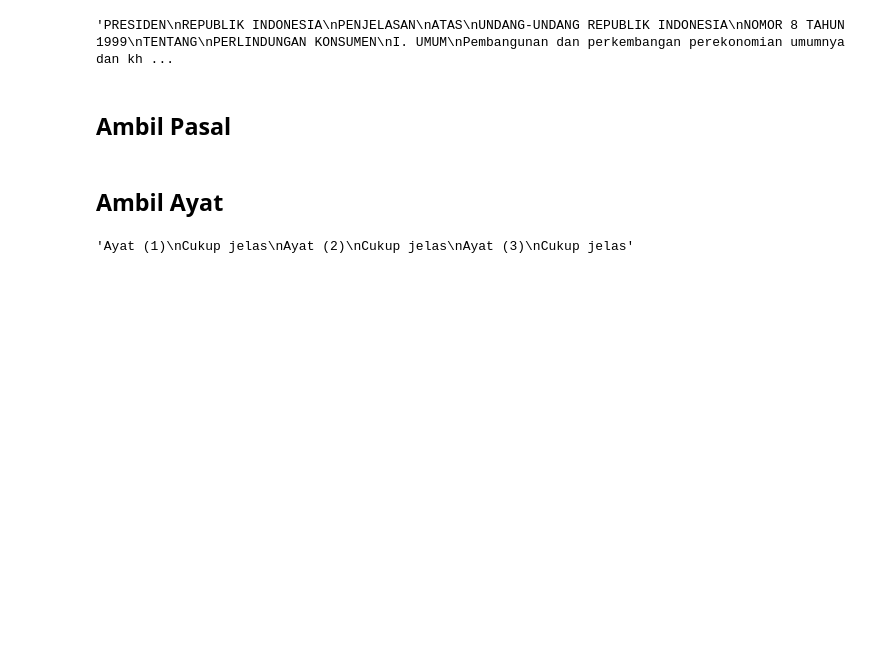
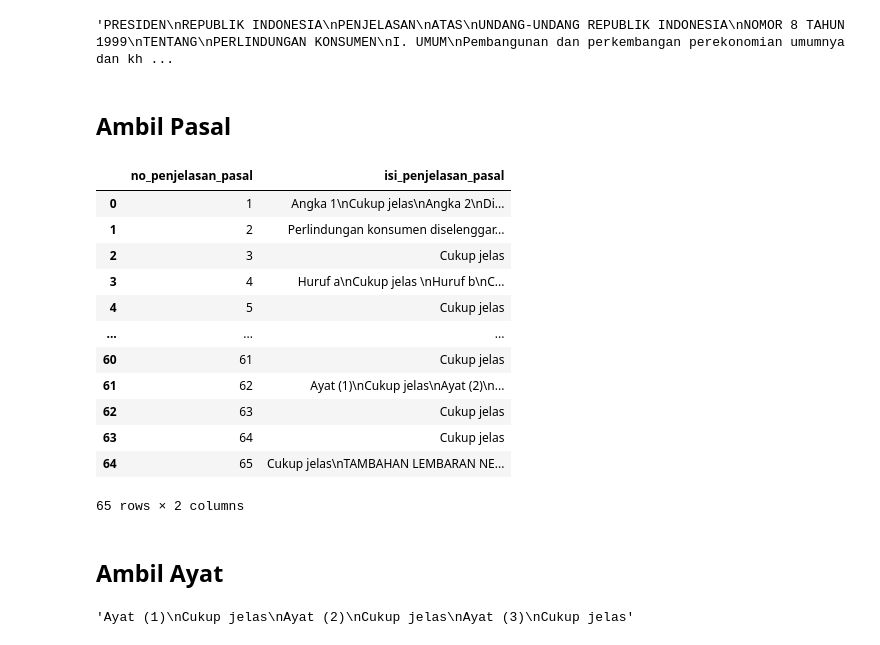
Before and after one commit to LemHS/TransformasiDataTextUU, a Jupyter notebook: uu8-1999.ipynb, the cells around one changed output. Drawn from its saved outputs; the diff is of its cells as text; code cells hidden in the pictures; blank space fills up the shorter version.

```diff
--- a/uu8-1999.ipynb
+++ b/uu8-1999.ipynb
@@ -20,7 +20,7 @@ badan = file_no_header.replace(penjelasan, "")
 ## Ambil BAB
 # %%
 def ambil_bab(text):
-    pattern = "(?<=\\n)(BAB [IVXLCDM]+.*?)(?=\\nBAB|$)"
+    pattern = "(?<=\\n)(BAB\s*[IVXLCDM]+.*?)(?=\\nBAB|$)"
     bab = re.findall(pattern, text, re.DOTALL)
     if bab:
         ## ambil nomor dan nama bab
@@ -94,10 +94,10 @@ df_bab
 ## Ambil Bagian
 # %%
 def ambil_bagian(text):
-    pattern = "(?<=\\n|^)(Bagian \p{Lu}.*?)(?=\\nBagian \p{Lu}|$)"
+    pattern = "(?<=\\n|^)(Bagian\s*\p{Lu}.*?)(?=\\nBagian\s*\p{Lu}|$)"
     bagian = re.findall(pattern, text, re.DOTALL)
     if bagian:
-        pattern_nama = "(?<=Bagian \p{Lu})(?:\p{L}*\s*\\n)(.*?)(?=\\nPasal)"
+        pattern_nama = "(?<=Bagian)(?:\s*\p{Lu}\p{L}*\s*\\n)(.*?)(?=\\n(Pasal|Paragraf))"
         pattern_isi = "Pasal.*"
         nama = [re.search(pattern_nama, i, re.DOTALL).group(1) for i in bagian]
         isi = [re.search(pattern_isi, i, re.DOTALL).group(0) for i in bagian]
@@ -176,7 +176,7 @@ pd.DataFrame(df_bagian)
 ## Ambil Pasal
 # %%
 def ambil_pasal(text):
-    pattern = "(?<=\\n|^)(Pasal \p{N}+\s*\\n.*?)(?=\\nPasal|$)"
+    pattern = "(?<=\\n|^)(Pasal\s*\p{N}+\s*\\n.*?)(?=\\nPasal|$)"
     pasal = re.findall(pattern, text, re.DOTALL)
     if pasal:
         pattern_no = "(?<=Pasal)(?:\s*)(\p{N}+)"
@@ -331,6 +331,22 @@ no_penjelasan_pasal, isi_penjelasan_pasal = ambil_penjelasan_pasal(penjelasan)
 df_penjelasan_pasal = {'no_penjelasan_pasal': no_penjelasan_pasal, 'isi_penjelasan_pasal': isi_penjelasan_pasal}
 # %%
 df_penjelasan_pasal = pd.DataFrame(df_penjelasan_pasal)
+# %%
+df_penjelasan_pasal
+# %% [output]
+|  | no_penjelasan_pasal | isi_penjelasan_pasal |
+| 0 | 1 | Angka 1\nCukup jelas\nAngka 2\nDi... |
+| 1 | 2 | Perlindungan konsumen diselenggar... |
+| 2 | 3 | Cukup jelas |
+| 3 | 4 | Huruf a\nCukup jelas \nHuruf b\nC... |
+| 4 | 5 | Cukup jelas |
+| ... | ... | ... |
+| 60 | 61 | Cukup jelas |
+| 61 | 62 | Ayat (1)\nCukup jelas\nAyat (2)\n... |
+| 62 | 63 | Cukup jelas |
+| 63 | 64 | Cukup jelas |
+| 64 | 65 | Cukup jelas\nTAMBAHAN LEMBARAN NE... |
+65 rows × 2 columns
 # %% [markdown]
 ## Ambil Ayat
 # %%
```
